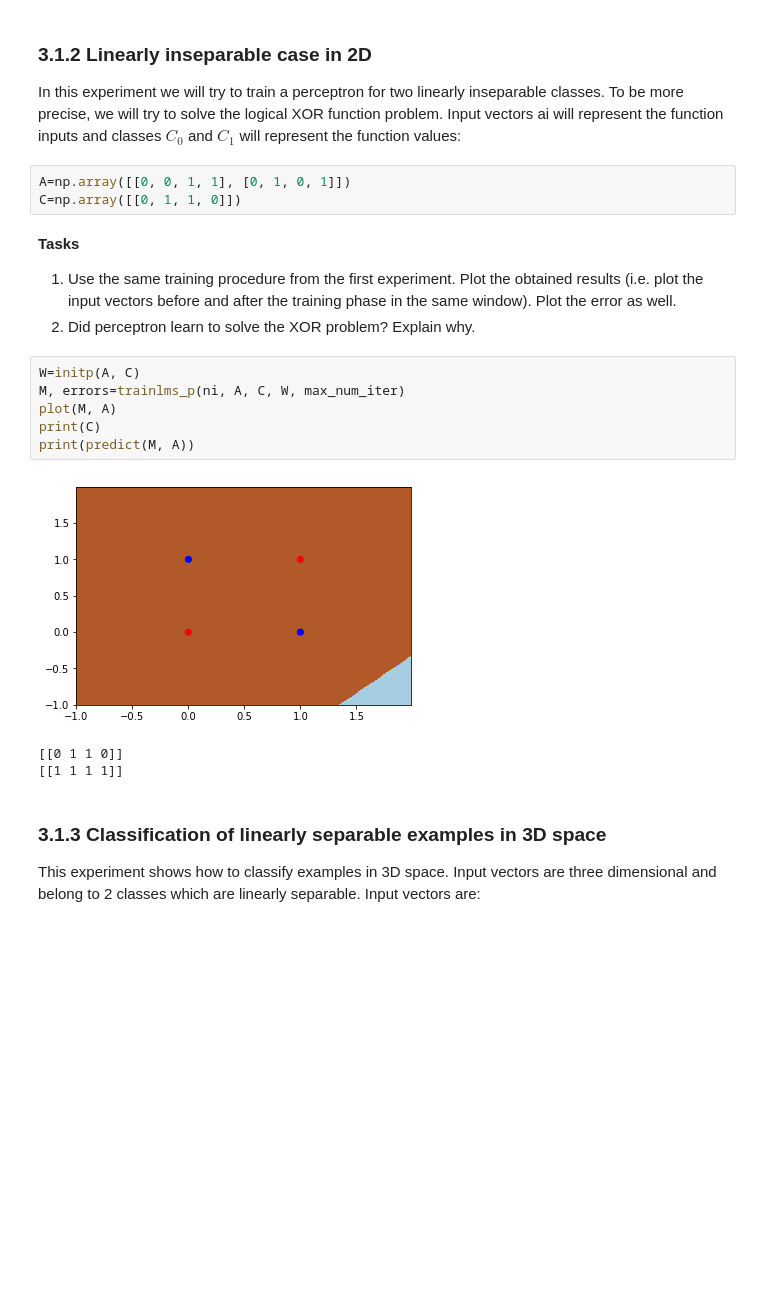
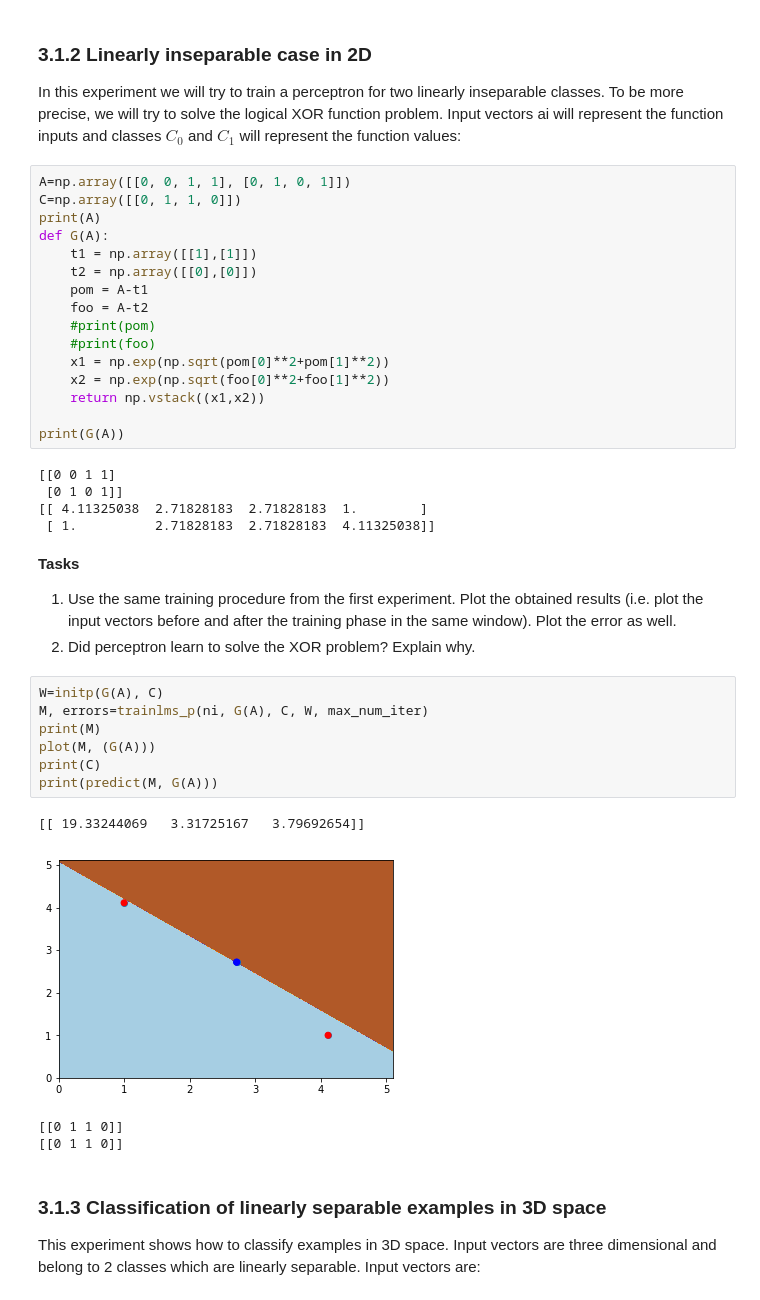
Before and after one commit to kosticmarin/nnets, a Jupyter notebook: exercise2/lab3.ipynb, the cells around one changed output. Cells and saved outputs as stored; diff of their text form; blank space fills up the shorter version.

```diff
--- a/exercise2/lab3.ipynb
+++ b/exercise2/lab3.ipynb
@@ -131,24 +130,44 @@ plt.show()
 ### 3.1.2 Linearly inseparable case in 2D
 
 In this experiment we will try to train a perceptron for two linearly inseparable classes. To be more precise, we will try to solve the logical XOR function problem. Input vectors ai will represent the function inputs and classes $C_0$ and $C_1$ will represent the function values:
-# %%
-A=np.array([[0, 0, 1, 1], [0, 1, 0, 1]])
-C=np.array([[0, 1, 1, 0]])
+# %%
+A=np.array([[0, 0, 1, 1], [0, 1, 0, 1]])
+C=np.array([[0, 1, 1, 0]])
+print(A)
+def G(A):
+    t1 = np.array([[1],[1]])
+    t2 = np.array([[0],[0]])
+    pom = A-t1
+    foo = A-t2
+    #print(pom)
+    #print(foo)
+    x1 = np.exp(np.sqrt(pom[0]**2+pom[1]**2))
+    x2 = np.exp(np.sqrt(foo[0]**2+foo[1]**2))
+    return np.vstack((x1,x2))
+
+print(G(A))
+# %% [output]
+[[0 0 1 1]
+ [0 1 0 1]]
+[[ 4.11325038  2.71828183  2.71828183  1.        ]
+ [ 1.          2.71828183  2.71828183  4.11325038]]
 # %% [markdown]
 **Tasks**
 
 1. Use the same training procedure from the first experiment. Plot the obtained results (i.e. plot the input vectors before and after the training phase in the same window). Plot the error as well.
 2. Did perceptron learn to solve the XOR problem? Explain why.
 # %%
-W=initp(A, C)
-M, errors=trainlms_p(ni, A, C, W, max_num_iter)
-plot(M, A)
+W=initp(G(A), C)
+M, errors=trainlms_p(ni, G(A), C, W, max_num_iter)
+print(M)
+plot(M, (G(A)))
 print(C)
-print(predict(M, A))
+print(predict(M, G(A)))
 # %% [output]
+[[ 19.33244069   3.31725167   3.79692654]]
-[figure, old version]
+[figure, new version]
-[[0 1 1 0]]
-[[1 1 1 1]]
+[[0 1 1 0]]
+[[0 1 1 0]]
 # %% [markdown]
 ### 3.1.3 Classification of linearly separable examples in 3D space
 
```
Also changed, not shown: parts of 4 cells of this notebook, 1 other file.
